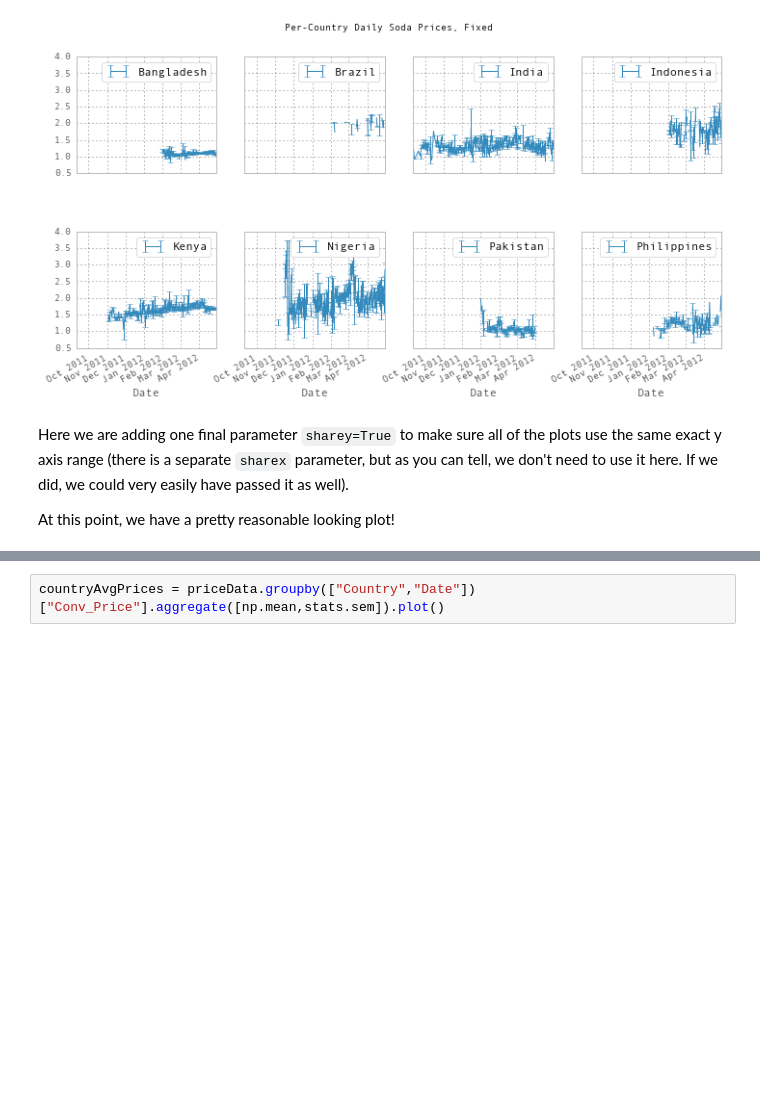
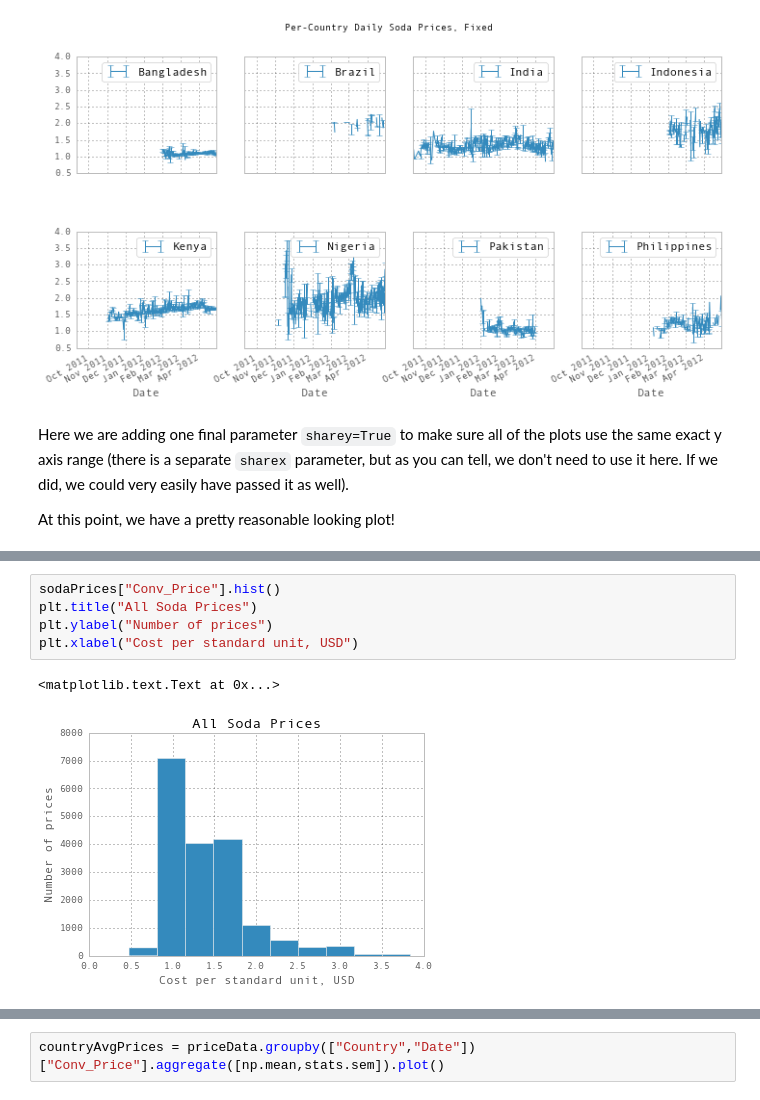
Before and after one commit to learn-co-students/intro-datascience-workshop-dumbo-web-080519, a Jupyter notebook: day2/Lesson 3 - Working with timeseries and learning to plot along the way.ipynb, the cells around one changed output, grey strips where cells are left out. Drawn from its saved outputs; the diff is of its cells as text; blank space fills up the shorter version.

```diff
--- a/day2/Lesson 3 - Working with timeseries and learning to plot along the way.ipynb
+++ b/day2/Lesson 3 - Working with timeseries and learning to plot along the way.ipynb
@@ -456,0 +514,8 @@ plt.fill_between(tenDayRollingSodaSterr.index, tenDayRollingSodaMean-2*tenDayRol
+# %%
+sodaPrices["Conv_Price"].hist()
+plt.title("All Soda Prices")
+plt.ylabel("Number of prices")
+plt.xlabel("Cost per standard unit, USD")
+# %% [output]
+<matplotlib.text.Text at 0x...>
+[figure, added]
```
Also changed, not shown: parts of 20 cells of this notebook.
